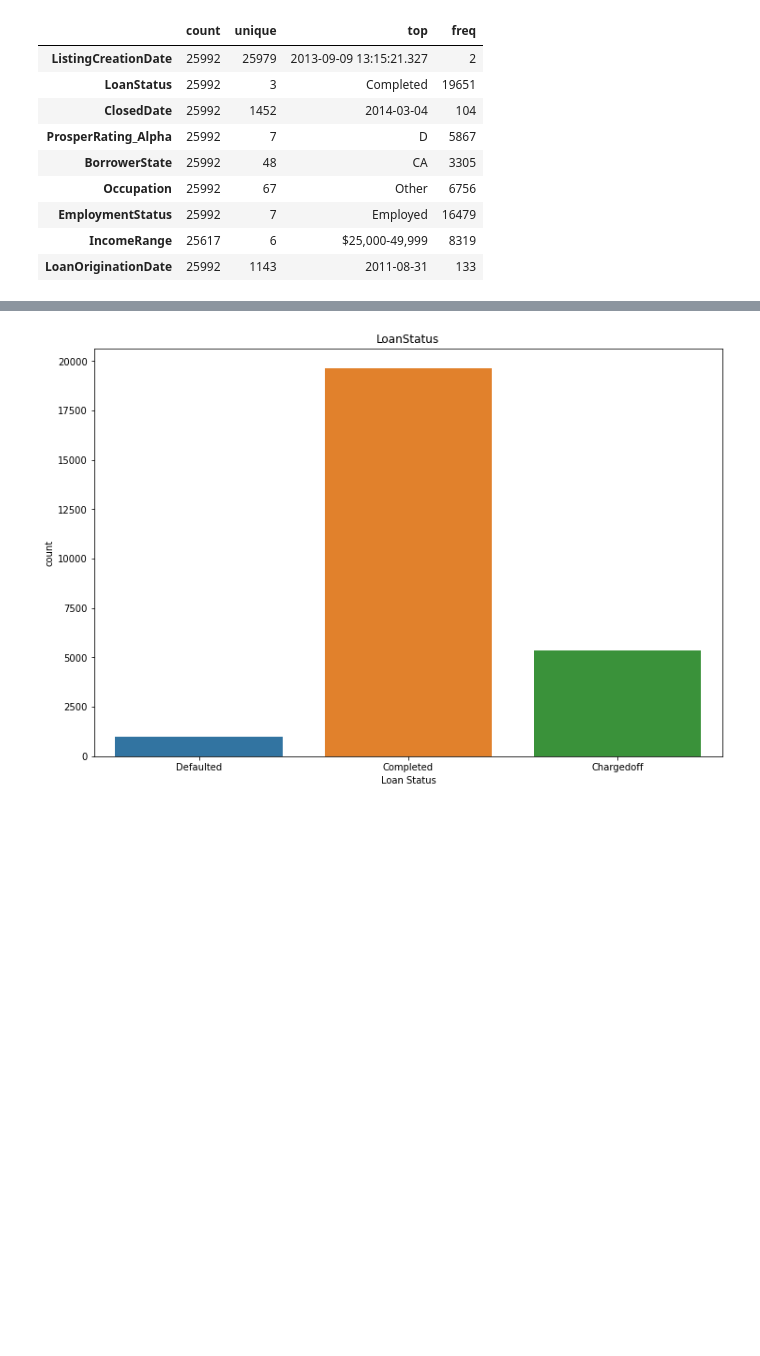
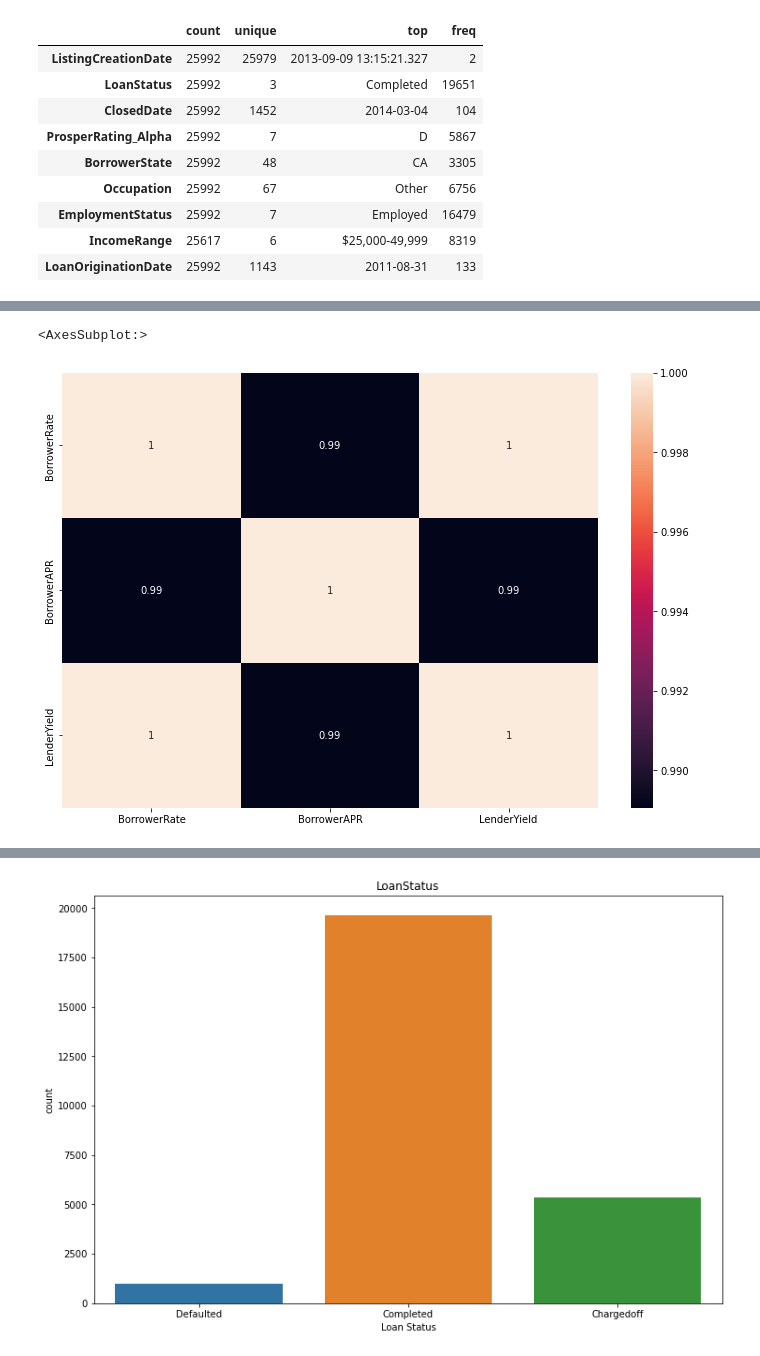
Before and after one commit to Manny-97/Udacity-Data-Analyst, a Jupyter notebook: data visualization/Explanatory_visualization.ipynb, the cells around one changed output, grey strips where cells are left out. Cells and saved outputs as stored; diff of their text form; code cells hidden in the pictures; blank space fills up the shorter version.

```diff
--- a/data visualization/Explanatory_visualization.ipynb
+++ b/data visualization/Explanatory_visualization.ipynb
@@ -77,0 +94,5 @@ plt.rcParams["figure.figsize"] = (12, 8)
+# %%
+sns.heatmap(loan_df[['BorrowerRate', 'BorrowerAPR', 'LenderYield']].corr(), annot=True)
+# %% [output]
+<AxesSubplot:>
+[figure, added]
```
Also changed, not shown: parts of 21 cells of this notebook.
